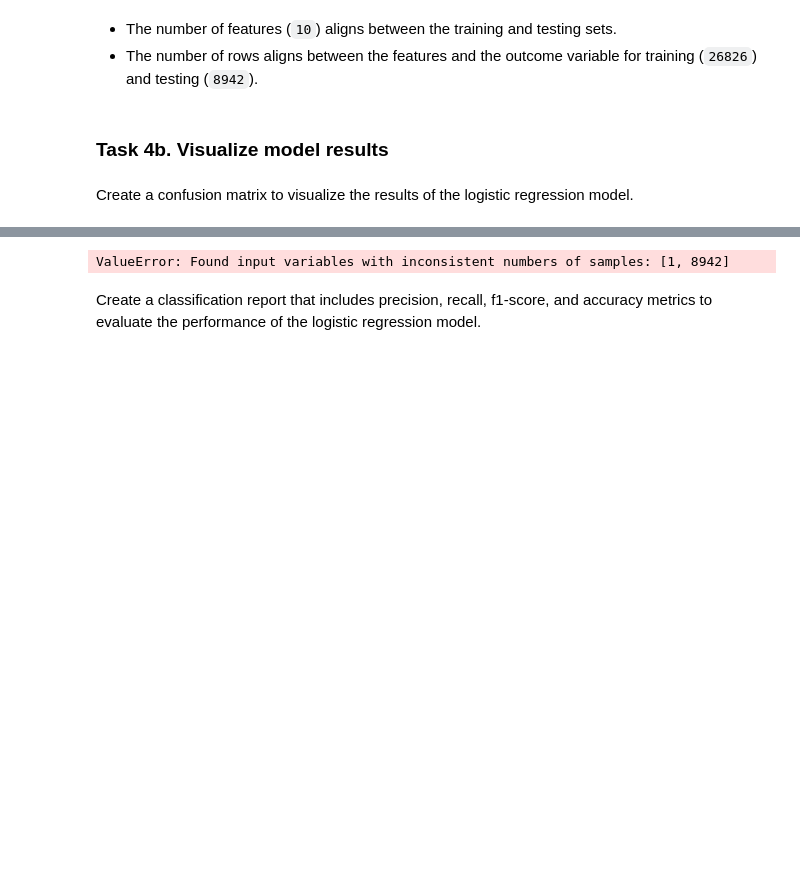
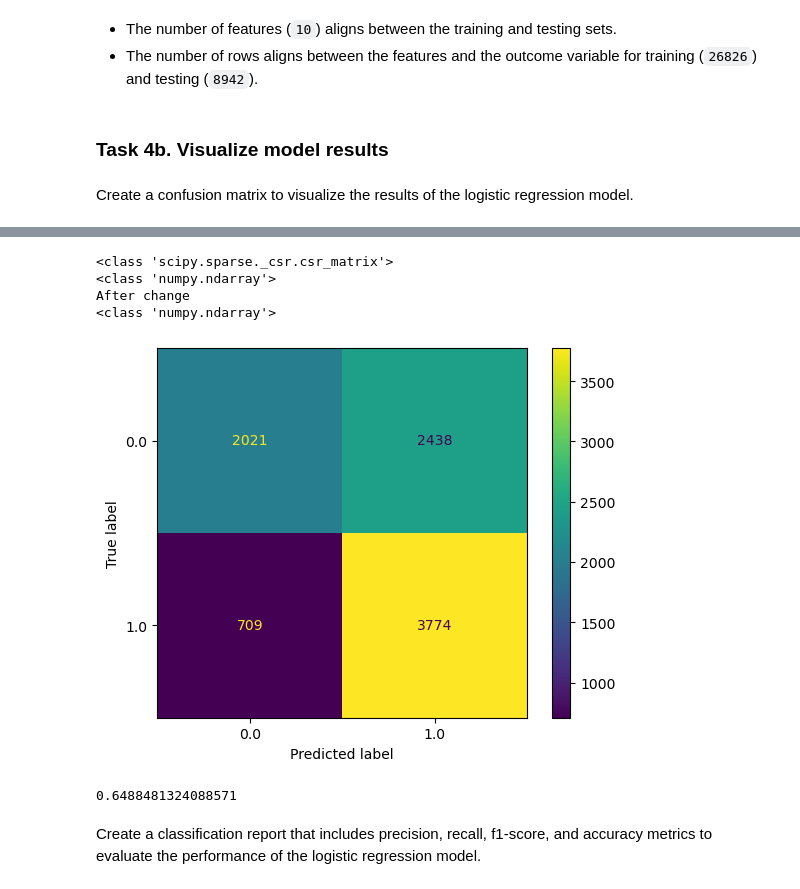
Before and after one commit to pakkaii/resume, a Jupyter notebook: Course 5 Proj/Activity_Course 5 TikTok project lab.ipynb, the cells around one changed output, grey strips where cells are left out. Drawn from its saved outputs; the diff is of its cells as text; code cells hidden in the pictures; blank space fills up the shorter version.

Commit message:
Add files via upload
Completed activity 5 the errors were actually due to the version difference between the two devices. Without updating scikit i believe everything was fine

```diff
--- a/Course 5 Proj/Activity_Course 5 TikTok project lab.ipynb
+++ b/Course 5 Proj/Activity_Course 5 TikTok project lab.ipynb
@@ -896,19 +897,38 @@ y_test_final_dense = y_test_final_sparse.toarray().ravel()
 y_train_final = np.array(y_train_final).ravel()
 y_test_final_dense = np.array(y_train_final).ravel()
 y_pred = np.array(y_pred).ravel()
+# %%
+# converting variables into numpy arrays
+print(type(y_test_final))
+print(type(y_pred))
+
+y_test_final_array = y_test_final.toarray()
+
+print("After change")
+print(type(y_test_final_array))
+# %% [output]
+<class 'scipy.sparse._csr.csr_matrix'>
+<class 'numpy.ndarray'>
+After change
+<class 'numpy.ndarray'>
 # %%
 # Compute values for confusion matrix
-log_cm = confusion_matrix(y_test_final, y_pred, labels=log_clf.classes_)
+log_cm = confusion_matrix(y_test_final_array, y_pred, labels=log_clf.classes_)
 
 # Create display of confusion matrix
 log_disp = ConfusionMatrixDisplay(confusion_matrix=log_cm, display_labels=log_clf.classes_)
 
 # Plot confusion matrix
 log_disp.plot()
 
 # Display plot
 plt.show()
 # %% [output]
-ValueError: Found input variables with inconsistent numbers of samples: [1, 8942]
+[figure, added]
+# %%
+# Calculation of accuracy score
+print((3758+2044) / (3758 + 725 + 2044 + 2415))
+# %% [output]
+0.6488481324088571
 # %% [markdown]
 Create a classification report that includes precision, recall, f1-score, and accuracy metrics to evaluate the performance of the logistic regression model.
```
Also changed, not shown: parts of 13 cells of this notebook.
